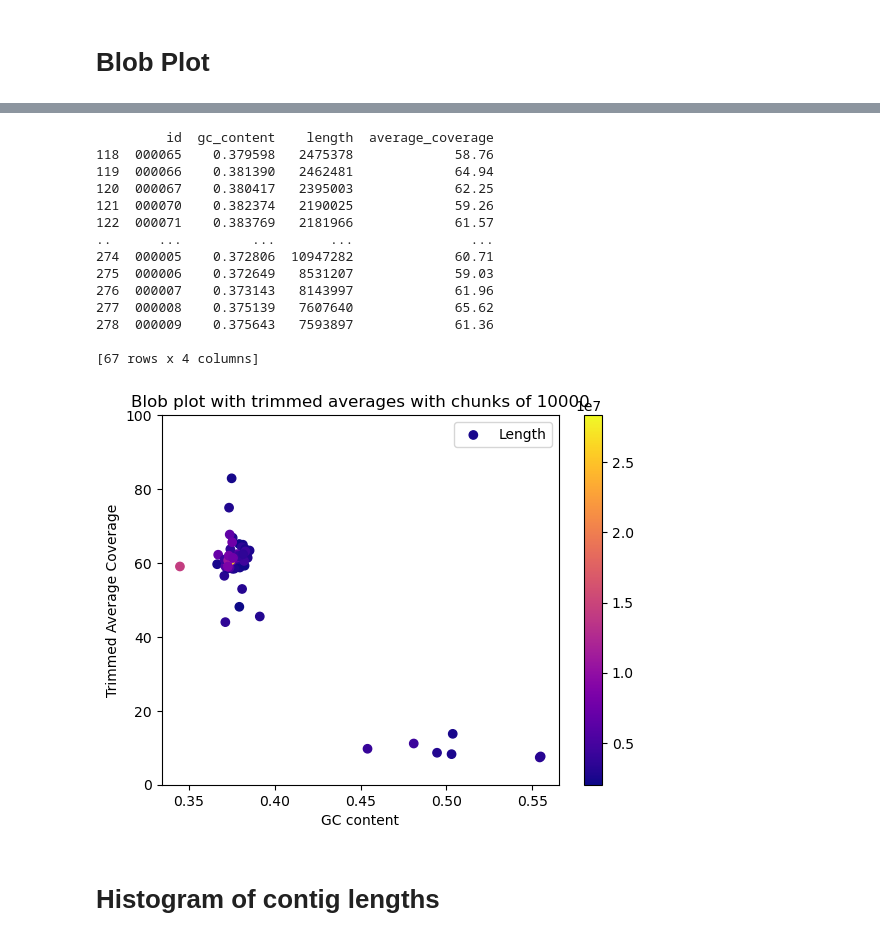
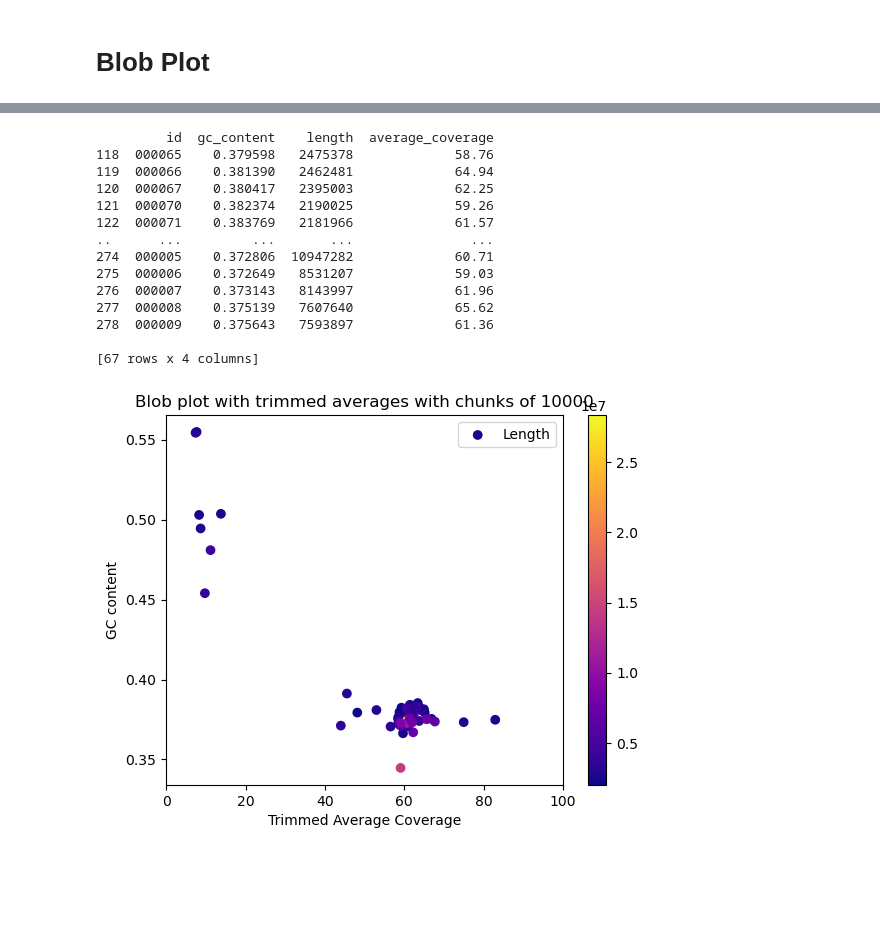
Before and after one commit to AlexanderFastner/Heliopora_coerulea_Processing, a Jupyter notebook: gc_vs_coverage.ipynb, the cells around one changed output, grey strips where cells are left out. Drawn from its saved outputs; the diff is of its cells as text; code cells hidden in the pictures; blank space fills up the shorter version.

```diff
--- a/gc_vs_coverage.ipynb
+++ b/gc_vs_coverage.ipynb
@@ -393,14 +423,14 @@ if visualize_blob:
     print(naive_df)
 
     fig, ax = plt.subplots()
-    ax.set_ylim([0, 100])
+    ax.set_xlim([0, 100])
     cmap = plt.cm.get_cmap('plasma')
 
-    sc = plt.scatter(naive_df['gc_content'], naive_df['average_coverage'], c = naive_df['length'], cmap = cmap)
+    sc = plt.scatter(naive_df['average_coverage'], naive_df['gc_content'],  c = naive_df['length'], cmap = cmap)
     cbar = plt.colorbar(sc)
     # Add labels and legend
-    plt.xlabel('GC content')
-    plt.ylabel('Average Coverage')
+    plt.xlabel('Average Coverage')
+    plt.ylabel('GC content')
     plt.title('Blob plot with naive averages')
     plt.legend(loc="upper right")
     ax.legend([sc], ['Length'], loc="upper right")
@@ -441,40 +471,38 @@ if visualize_blob:
     print(trimmed_df)
 
     fig, ax = plt.subplots()
-    ax.set_ylim([0, 100])
+    ax.set_xlim([0, 100])
     cmap = plt.cm.get_cmap('plasma')
 
     labels = list(trimmed_df['id'])
-    sc1 = plt.scatter(trimmed_df['gc_content'], trimmed_df['average_coverage'], c = trimmed_df['length'], cmap = cmap)
+    sc1 = plt.scatter(trimmed_df['average_coverage'], trimmed_df['gc_content'], c = trimmed_df['length'], cmap = cmap)
     cbar = plt.colorbar(sc1)
     # Add labels and legend
-    plt.xlabel('GC content')
-    plt.ylabel('Trimmed Average Coverage')
+    plt.xlabel('Trimmed Average Coverage')
+    plt.ylabel('GC content')
     plt.title('Blob plot with trimmed averages with chunks of ' + str(chunk_size))
     ax.legend([sc1], ['Length'], loc="upper right")
 
     # save the plot
     if save_blob_plot:
         save_path = os.path.join(out_dir, "Blob.png")
         plt.savefig(save_path)
 
     # Show the plot
     plt.show()
 # %% [output]
          id  gc_content    length  average_coverage
 118  000065    0.379598   2475378             58.76
 119  000066    0.381390   2462481             64.94
 120  000067    0.380417   2395003             62.25
 121  000070    0.382374   2190025             59.26
 122  000071    0.383769   2181966             61.57
 ..      ...         ...       ...               ...
 274  000005    0.372806  10947282             60.71
 275  000006    0.372649   8531207             59.03
 276  000007    0.373143   8143997             61.96
 277  000008    0.375139   7607640             65.62
 278  000009    0.375643   7593897             61.36
 
 [67 rows x 4 columns]
-[figure, old version]
+[figure, new version]
-# %% [markdown]
-# Histogram of contig lengths
```
Also changed, not shown: parts of 10 cells of this notebook, 1 other file.
